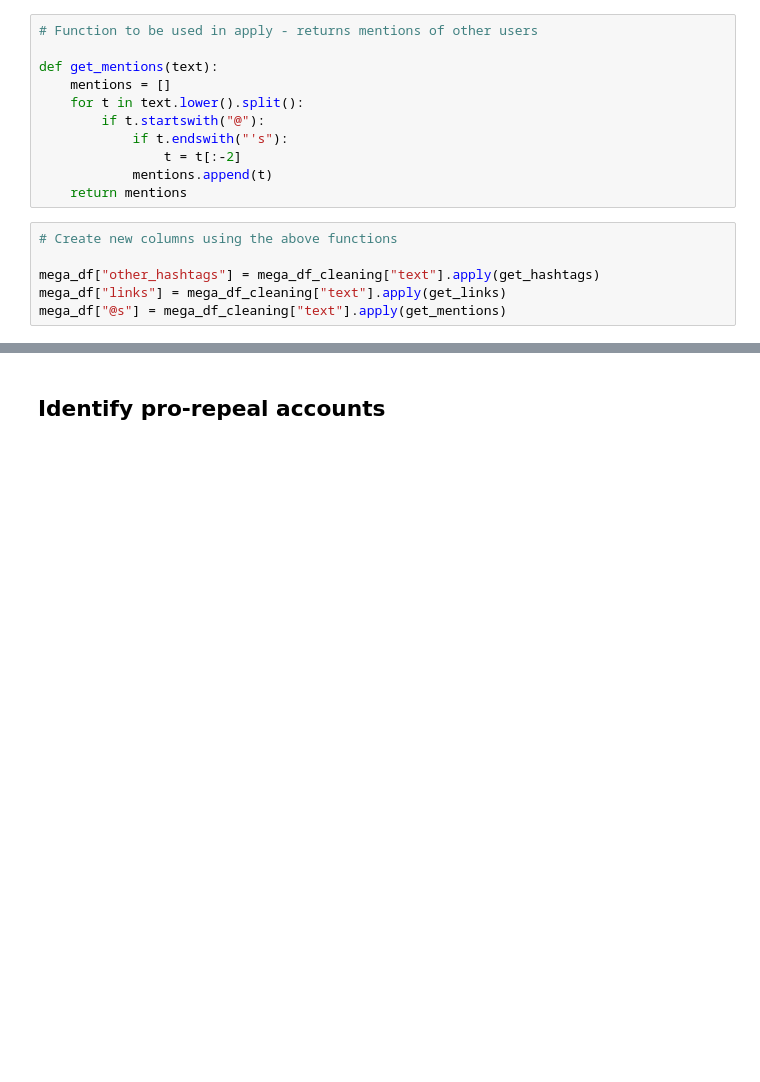
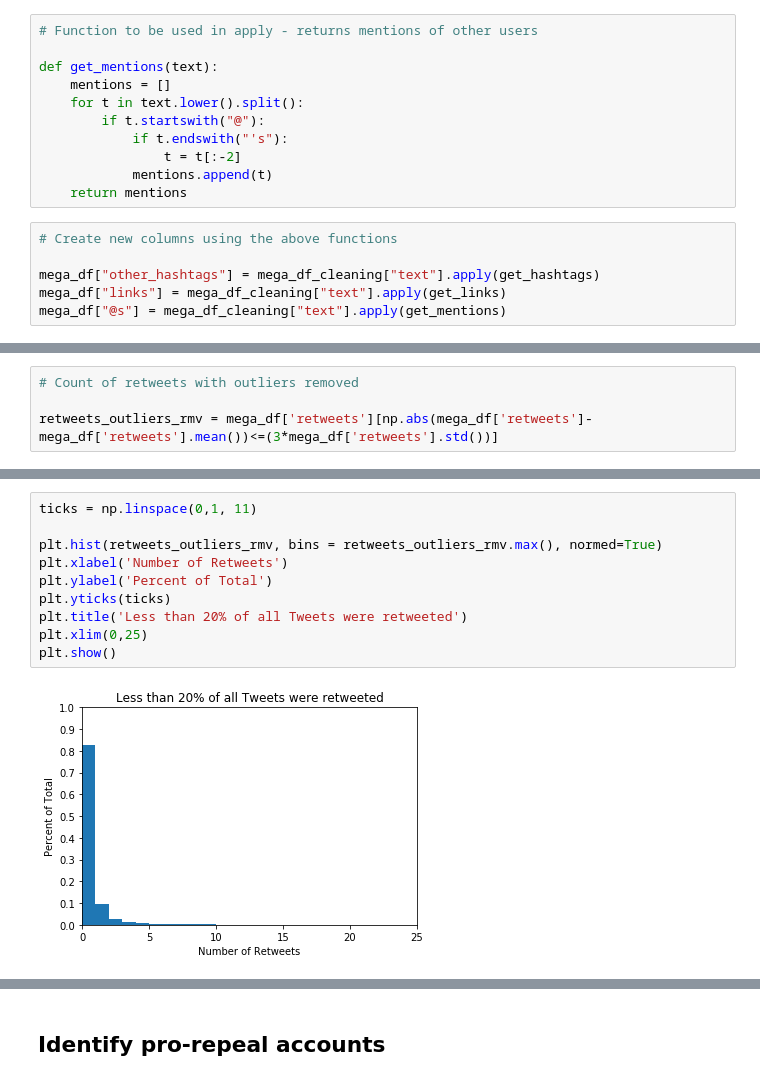
Before and after one commit to tylernwatson/galvanize_dsi_capstone, a Jupyter notebook: EDA.ipynb, the cells around one changed output, grey strips where cells are left out. Drawn from its saved outputs; the diff is of its cells as text; blank space fills up the shorter version.

```diff
--- a/EDA.ipynb
+++ b/EDA.ipynb
@@ -109,0 +125,4 @@ mega_df["@s"] = mega_df_cleaning["text"].apply(get_mentions)
+# %%
+# Count of retweets with outliers removed
+
+retweets_outliers_rmv = mega_df['retweets'][np.abs(mega_df['retweets']-mega_df['retweets'].mean())<=(3*mega_df['retweets'].std())]
@@ -109,0 +141,12 @@ mega_df["@s"] = mega_df_cleaning["text"].apply(get_mentions)
+# %%
+ticks = np.linspace(0,1, 11)
+
+plt.hist(retweets_outliers_rmv, bins = retweets_outliers_rmv.max(), normed=True)
+plt.xlabel('Number of Retweets')
+plt.ylabel('Percent of Total')
+plt.yticks(ticks)
+plt.title('Less than 20% of all Tweets were retweeted')
+plt.xlim(0,25)
+plt.show()
+# %% [output]
+[figure, added]
```
Also changed, not shown: parts of 13 cells of this notebook.
